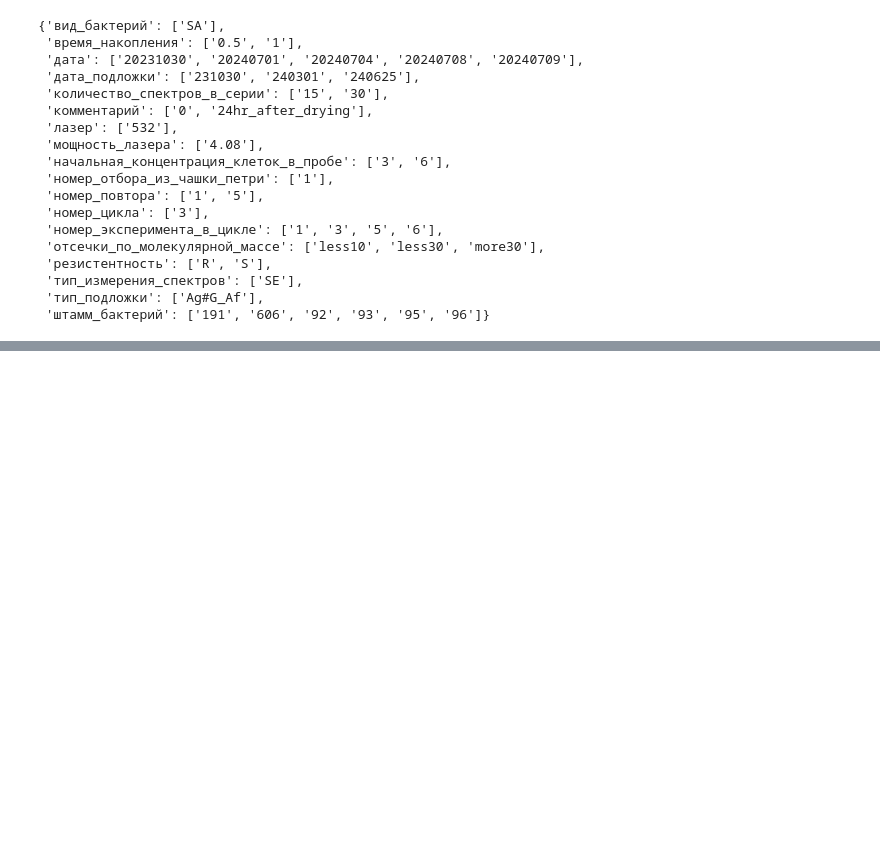
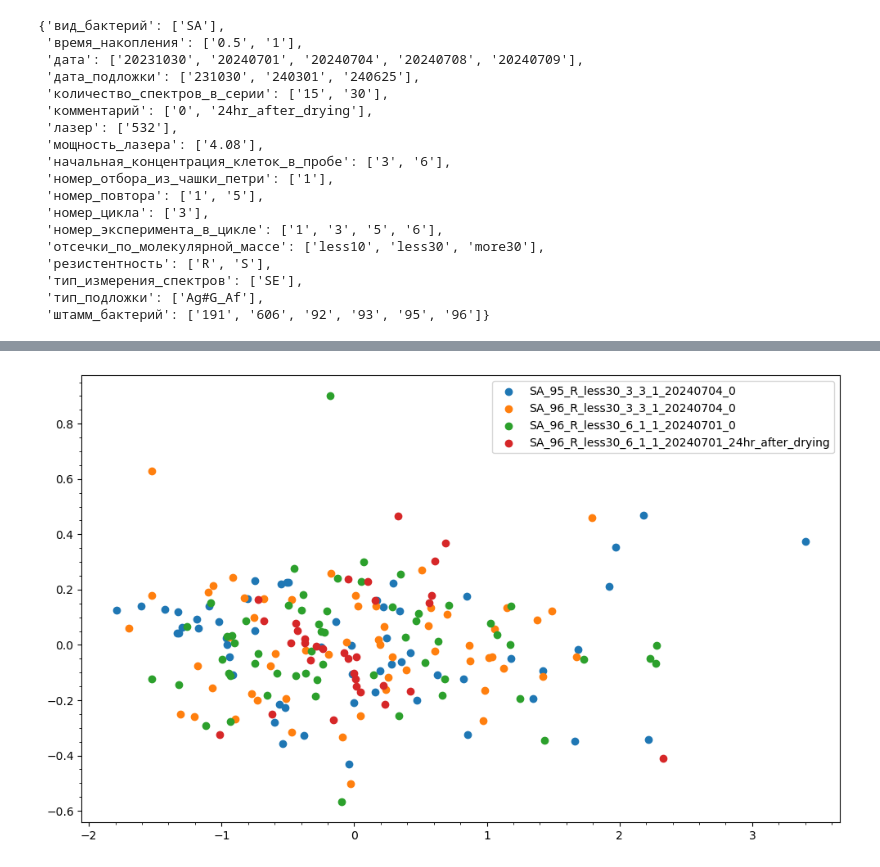
Before and after one commit to intellimath/irsa, a Jupyter notebook: examples/load_spectra.ipynb, the cells around one changed output, grey strips where cells are left out. Cells and saved outputs as stored; diff of their text form; code cells hidden in the pictures; blank space fills up the shorter version.

```diff
--- a/examples/load_spectra.ipynb
+++ b/examples/load_spectra.ipynb
@@ -229,0 +216,5 @@ interactive(children=(Select(description='Key:', layout=Layout(width='50%'), opt
+# %%
+for i, key in enumerate(d):
+    entry1 = d[key]
+    entry1.crop(48)
+    # entry1.use_range(end_index=15)
@@ -231,16 +252,17 @@ interactive(children=(Select(description='Key:', layout=Layout(width='50%'), opt
 d2 = {}
 for i, key in enumerate(d):
     entry2 = d[key]
-    d2[key] = entry2.robust_averaging(tau=3.0)
+    d2[key] = entry2.robust_averaging(tau=2.0)
 # %%
 for i, key in enumerate(d):
     entry3 = d2[key]
-    entry3.smooth(methos="irsa", tau=0.01)
+    entry3.smooth(methos="irsa", tau=1.)
     entry3.allign_bottom()
     entry3.normalize_area_under_curve()
     entry3.remove_by_zscore_spectras(tau=3.5, max_count=40)
-    entry3.normalize_area_under_curve()
-    entry3.subtract_baseline("aspls", pad=10, lam=1.0e5)
+    entry3.subtract_baseline("aspls", lam=1.0e3)
+    # entry3.replace_small_values(0.01)
+    # entry3.normalize_area_under_curve()
     # print(entry3.x.shape, entry3.y.shape)
     # entry3.y = entry3.remove_outlier_spectras(tau=3.5)
     # Is = [i for i,ys in enumerate(entry3.y) if np.any(np.isnan(ys))]
@@ -275,21 +302,43 @@ for i, key in enumerate(d):
 # %%
 from sklearn.decomposition import PCA
+from numpy.linalg import det, inv
 
-plt.figure(figsize=(12,6))
+plt.figure(figsize=(10,6))
 for i, key in enumerate(d):
     entry = d2[key]
     Xs, Ys = entry.x, entry.y
 
-    pca = PCA(3)
+    pca = PCA(5)
     pca.fit(Ys)
     Us = pca.transform(Ys)
 
-    plt.scatter(Us[:,1], Us[:,2], label=key)
+    S = Us.T @ Us
+    S /= np.sqrt(det(S))
+    S = inv(S)
+    # print(S)
+
+
+    sc = plt.scatter(Us[:,0], Us[:,2], label=key)
+    c = sc.get_facecolor()
+
+    # x_min, x_max = min(Us[:,0]), max(Us[:,0])
+    # y_min, y_max = min(Us[:,1]), max(Us[:,1])
+
+    # xr = np.linspace(x_min, x_max, 50)
+    # yr = np.linspace(y_min, y_max, 50)
+    # xx, yy = np.meshgrid(xr, yr)
+    # xy = np.c_[xx.ravel(), yy.ravel()]
+    # dd = np.sqrt([0.5*((t @ S) @ t) for t in xy])
+    # dd = dd.reshape(xx.shape)
+    # plt.contour(dd, levels=[4.0], colors=c)
+
 
 plt.minorticks_on()
 plt.tight_layout()
 plt.legend()
 plt.show()
+# %% [output]
+[figure, added]
 # %%
 plt.figure(figsize=(12,6))
 for i, key in enumerate(d):
```
Also changed, not shown: parts of 20 cells of this notebook, 1 other file.
